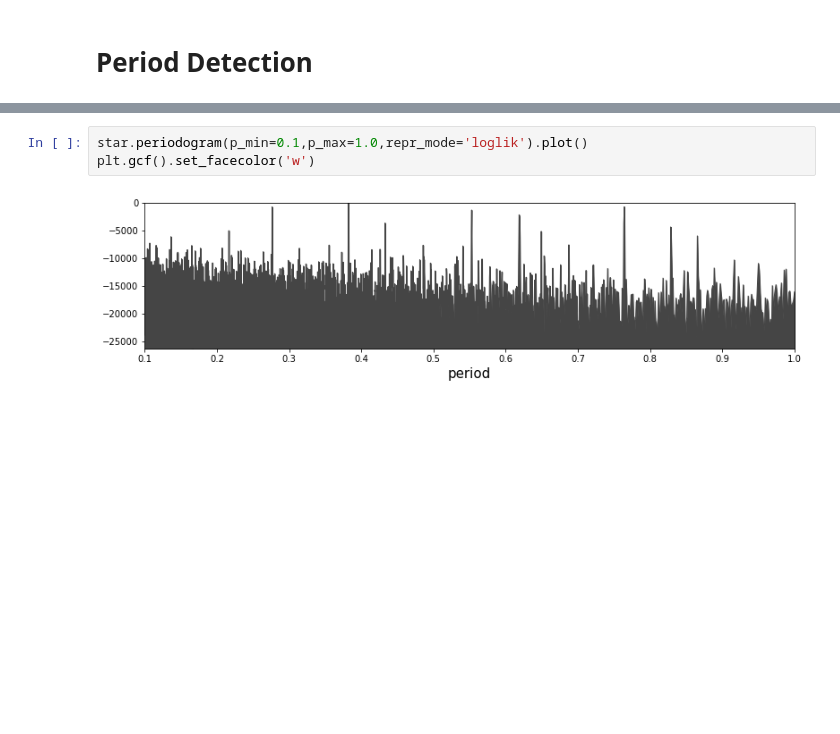
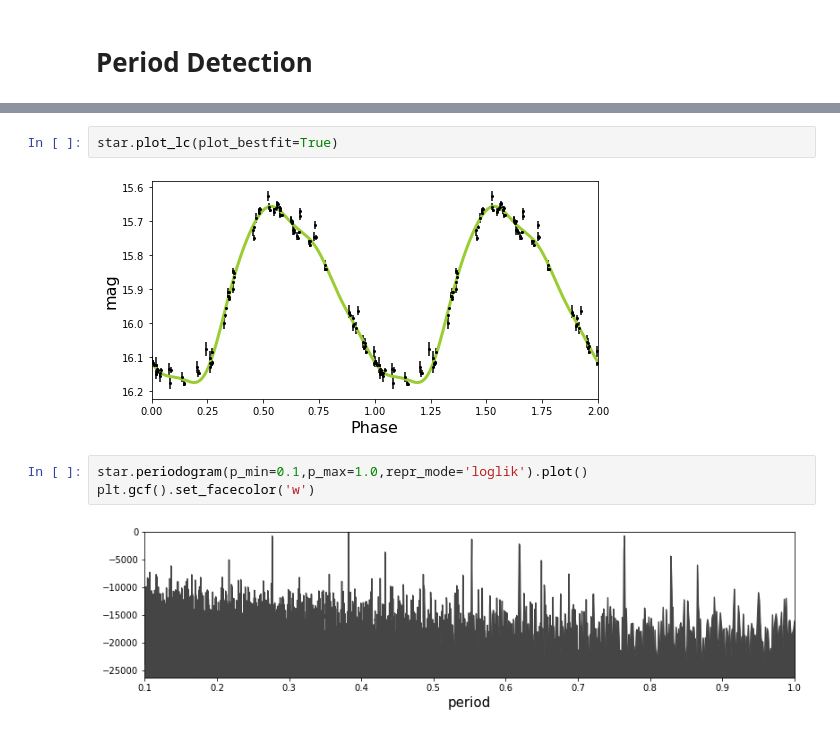
Before and after one commit to SterlingYM/astroPIPS, a Jupyter notebook: test.ipynb, the cells around one changed output, grey strips where cells are left out. Saved outputs shown, nothing was run; the diff lists cells and outputs as text; blank space fills up the shorter version.

```diff
--- a/test.ipynb
+++ b/test.ipynb
@@ -58,4 +55,8 @@ star.plot_lc()
 [figure]
+# %%
+star.plot_lc(plot_bestfit=True)
+# %% [output]
+[figure, added]
 # %%
 star.periodogram(p_min=0.1,p_max=1.0,repr_mode='loglik').plot()
 plt.gcf().set_facecolor('w')
```
Also changed, not shown: parts of 3 cells of this notebook, 1 other file.
